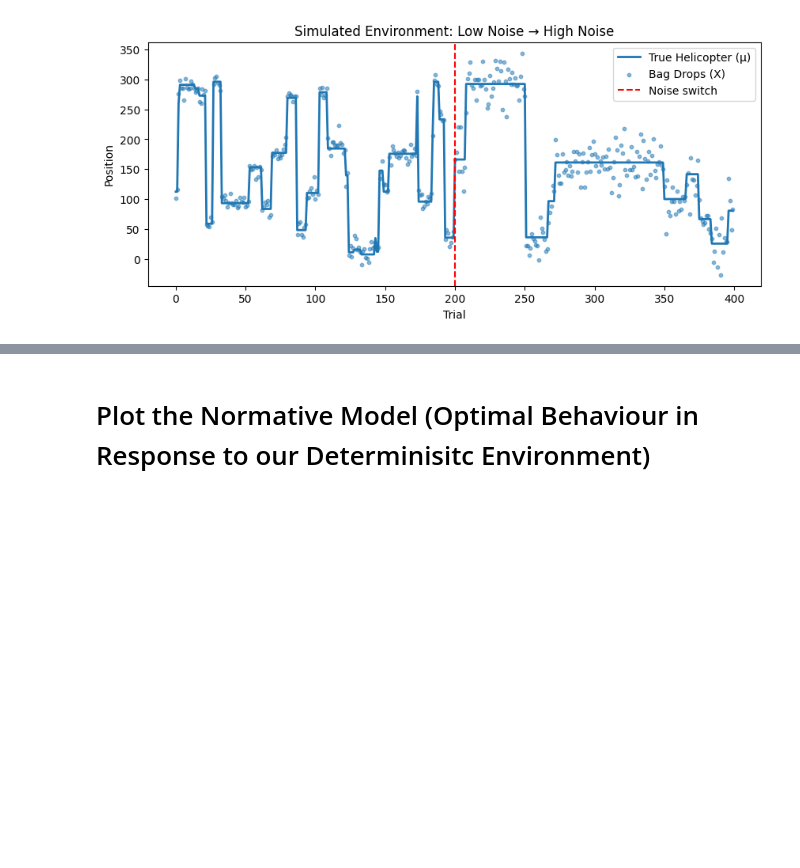
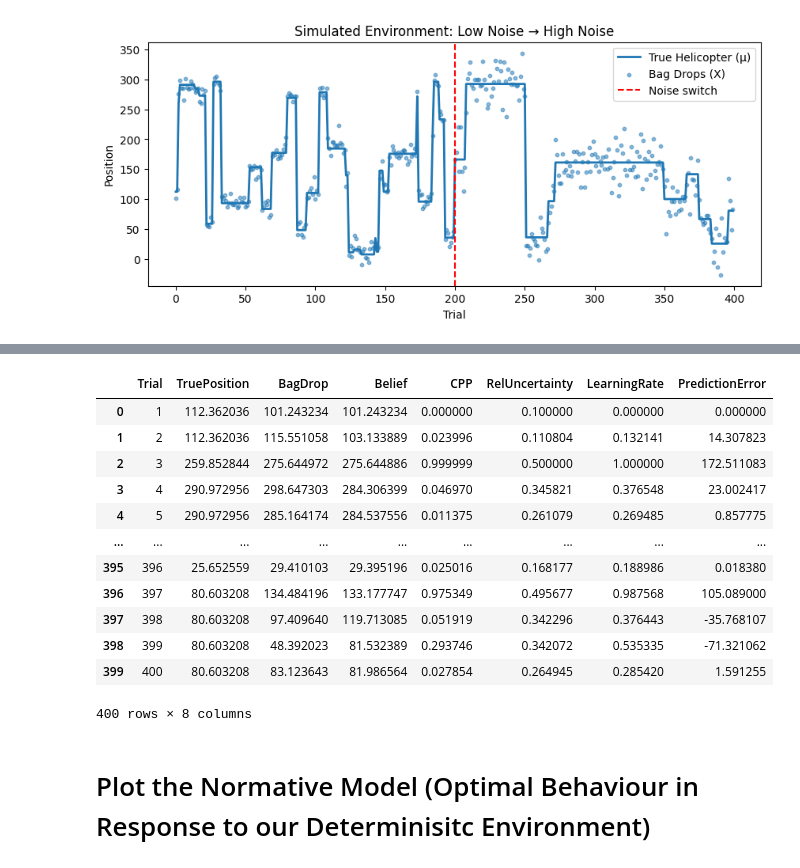
Before and after one commit to asukakuwahara/Nassar_et_al_2016, a Jupyter notebook: Nassar_2016_Norm,_Flex,_and_Demo_Rough.ipynb, the cells around one changed output, grey strips where cells are left out. Cells and saved outputs as stored; diff of their text form; code cells hidden in the pictures; blank space fills up the shorter version.

```diff
--- a/Nassar_2016_Norm,_Flex,_and_Demo_Rough.ipynb
+++ b/Nassar_2016_Norm,_Flex,_and_Demo_Rough.ipynb
@@ -267,3 +338,27 @@ display(normative_model)
+# %%
+# Normative parameters
+DEFAULT_H = 0.1
+DEFAULT_UNCERTAINTY_SCALE = 1.0
+DEFAULT_SURPRISE_SENSITIVITY = 1.0
+
+# Create the normative model by passing default parameters
+normative_model = NormativeBaseModel(X, sigma_seq, H=DEFAULT_H, uncertainty_scale=DEFAULT_UNCERTAINTY_SCALE, surprise_sensitivity=DEFAULT_SURPRISE_SENSITIVITY)
+normative_model_results = normative_model.run()
+display(normative_model_results)
+# %% [output]
+|  | Trial | TruePosition | BagDrop | Belief | CPP | RelUncertainty | LearningRate | PredictionError |
+| 0 | 1 | 112.362036 | 101.243234 | 101.243234 | 0.000000 | 0.100000 | 0.000000 | 0.000000 |
+| 1 | 2 | 112.362036 | 115.551058 | 103.133889 | 0.023996 | 0.110804 | 0.132141 | 14.307823 |
+| 2 | 3 | 259.852844 | 275.644972 | 275.644886 | 0.999999 | 0.500000 | 1.000000 | 172.511083 |
+| 3 | 4 | 290.972956 | 298.647303 | 284.306399 | 0.046970 | 0.345821 | 0.376548 | 23.002417 |
+| 4 | 5 | 290.972956 | 285.164174 | 284.537556 | 0.011375 | 0.261079 | 0.269485 | 0.857775 |
+| ... | ... | ... | ... | ... | ... | ... | ... | ... |
+| 395 | 396 | 25.652559 | 29.410103 | 29.395196 | 0.025016 | 0.168177 | 0.188986 | 0.018380 |
+| 396 | 397 | 80.603208 | 134.484196 | 133.177747 | 0.975349 | 0.495677 | 0.987568 | 105.089000 |
+| 397 | 398 | 80.603208 | 97.409640 | 119.713085 | 0.051919 | 0.342296 | 0.376443 | -35.768107 |
+| 398 | 399 | 80.603208 | 48.392023 | 81.532389 | 0.293746 | 0.342072 | 0.535335 | -71.321062 |
+| 399 | 400 | 80.603208 | 83.123643 | 81.986564 | 0.027854 | 0.264945 | 0.285420 | 1.591255 |
+400 rows × 8 columns
 # %% [markdown]
 # Plot the Normative Model (Optimal Behaviour in Response to our Determinisitc Environment)
 # %%
```
Also changed, not shown: parts of 22 cells of this notebook.
